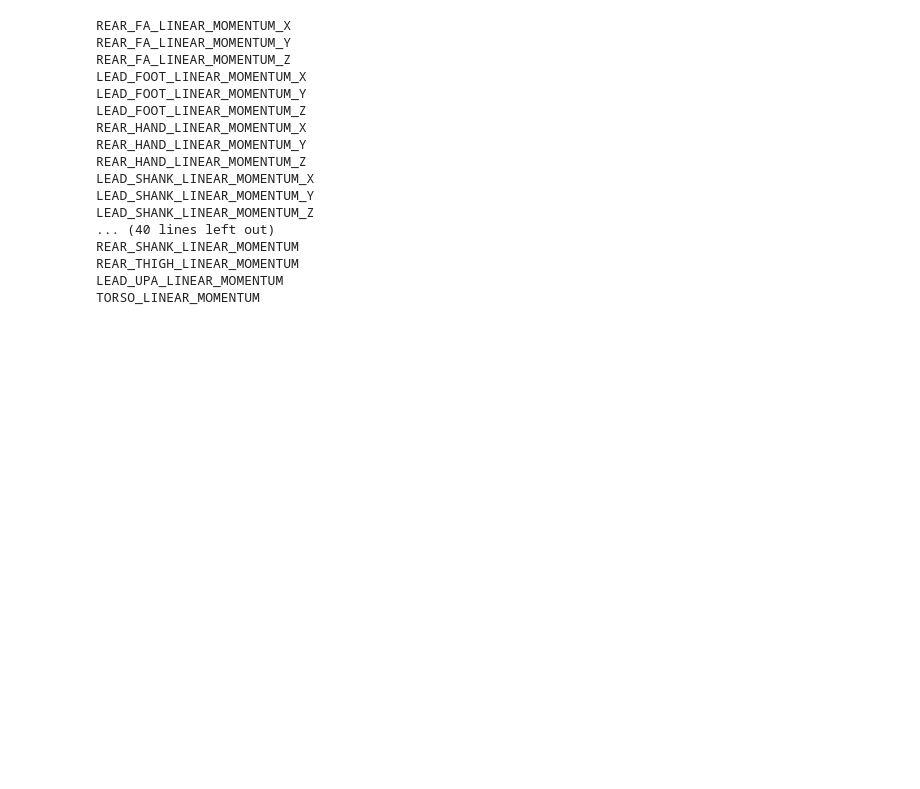
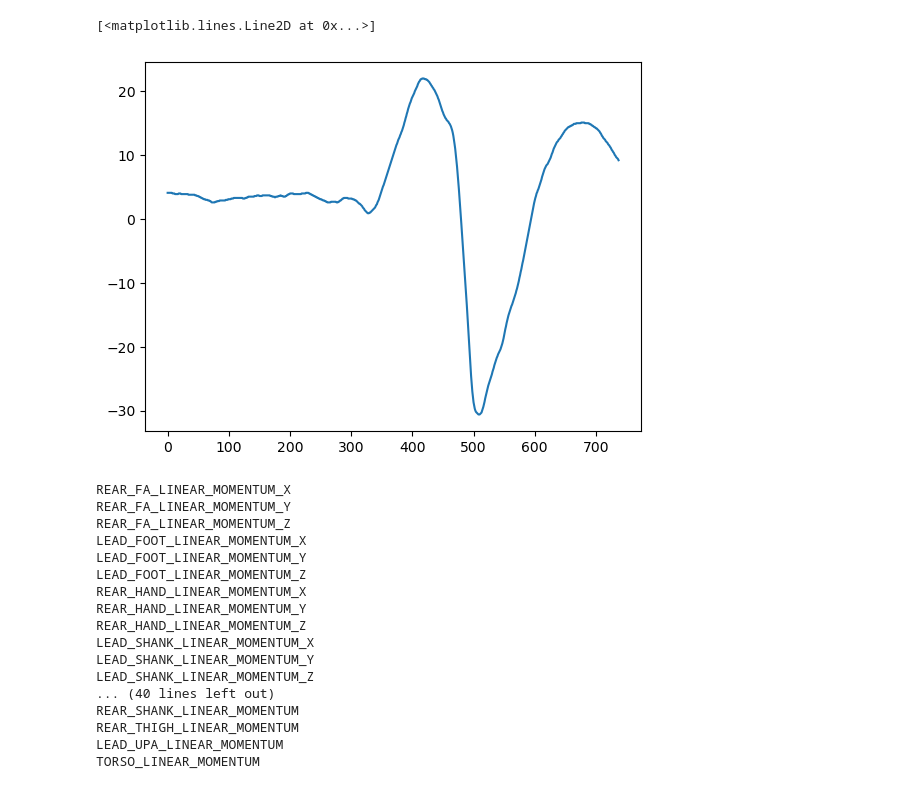
Before and after one commit to parkdragonstone/BaseBall-Report-Dashboard, a Jupyter notebook: test.ipynb, the cells around one changed output. Drawn from its saved outputs; the diff is of its cells as text; code cells hidden in the pictures; blank space fills up the shorter version.

```diff
--- a/test.ipynb
+++ b/test.ipynb
@@ -39,7 +39,17 @@ for kine_dir, force_dir in zip(KINEMATIC_DIR, FORCE_DIR):
     ffname = ffname.replace('.csv','')
     fplayer_name, ftrial, _, mass, _, _, fball, _,fpit_type = ffname.split('_')
 
+    lhjc = kine[['LEAD_HIP_JC_X','LEAD_HIP_JC_Y','LEAD_HIP_JC_Z']].values
+    rhjc = kine[['REAR_HIP_JC_X','REAR_HIP_JC_Y','REAR_HIP_JC_Z']].values
+    rsjc = kine[['REAR_SHOULDER_JC_X','REAR_SHOULDER_JC_Y','REAR_SHOULDER_JC_Z']].values
+    lsjc = kine[['LEAD_SHOULDER_JC_X','LEAD_SHOULDER_JC_Y','LEAD_SHOULDER_JC_Z']].values
+    pelvis_jc = pd.DataFrame((lhjc + rhjc)/2, columns = ['PELVIS_JC_X','PELVIS_JC_Y','PELVIS_JC_Z'])
+    torso_jc = pd.DataFrame((rsjc + lsjc)/2, columns = ['TORSO_JC_X','TORSO_JC_Y','TORSO_JC_Z'])
+    torso_pelvis_distance = pelvis_jc['PELVIS_JC_Y'] - torso_jc['TORSO_JC_Y']
+
     kine[energy_cols] = kine[energy_cols]/float(mass)
+    kine['ANKLE_HAND_AP_DISTANCE'] = round(100 * (kine['LEAD_ANKLE_JC_Y'] - kine['LEAD_WRIST_JC_Y']),1)
+    kine['PELVIS_TORSO_AP_DISTANCE'] = round(100 * torso_pelvis_distance,1)
 
     kine['player'] = kplayer_name
     kine['day'] = kday
@@ -120,3 +114,9 @@ kine_filtered
+# %%
+import matplotlib.pyplot as plt
+plt.plot(kine_filtered['PELVIS_TORSO_AP_DISTANCE'])
+# %% [output]
+[<matplotlib.lines.Line2D at 0x...>]
+[figure, added]
 # %%
 ENERGY = []
 for c in kine_filtered.columns:
```
Also changed, not shown: parts of 1 cell of this notebook, 5 other files.
